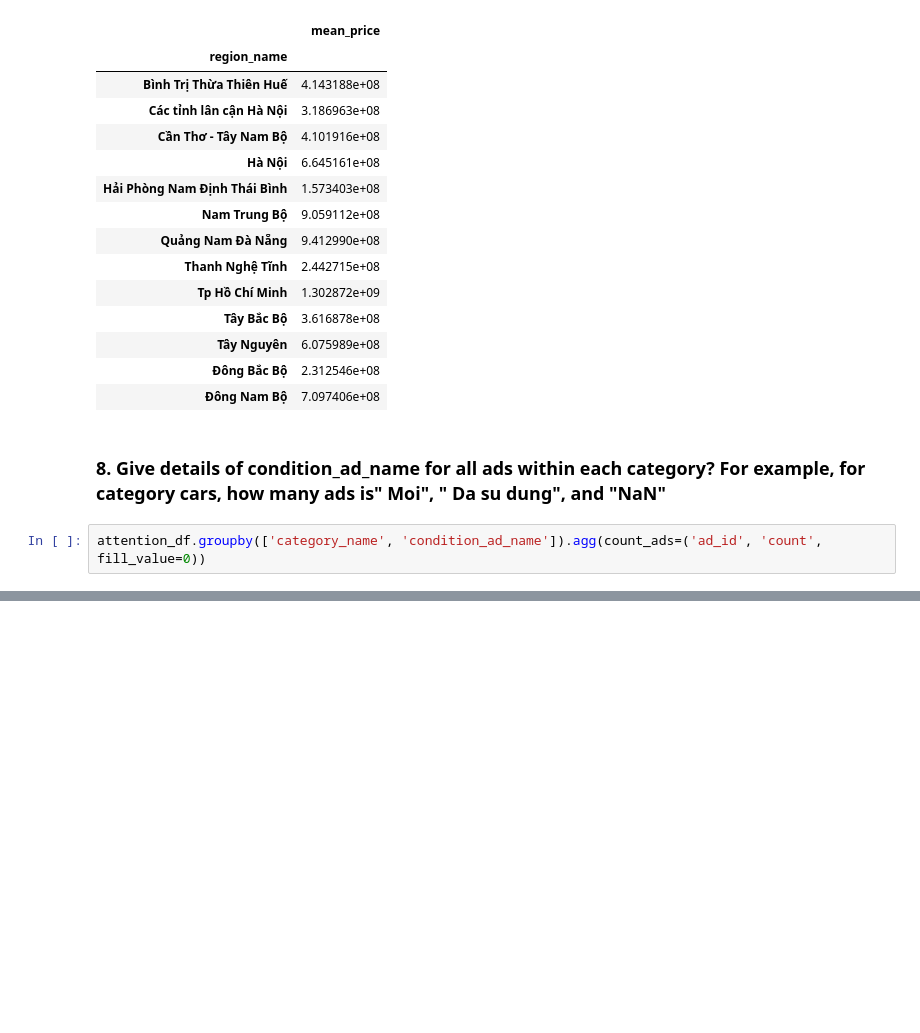
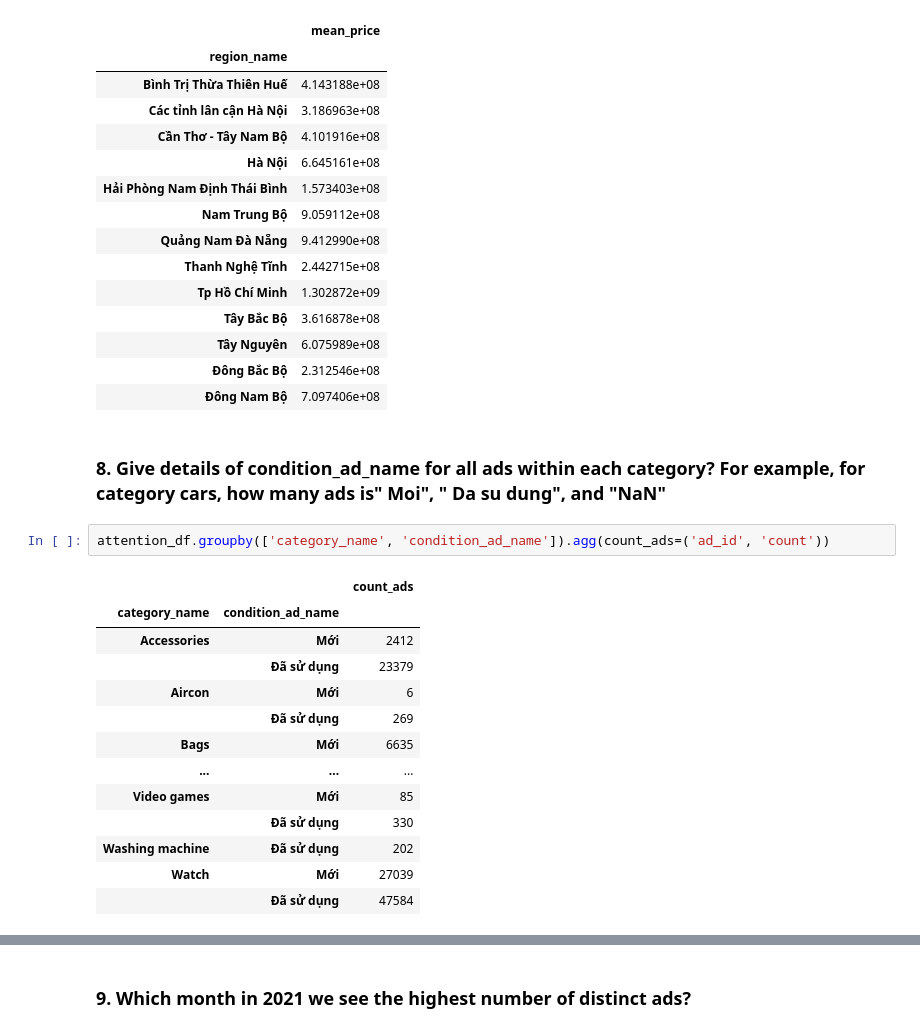
Before and after one commit to datacuriosity/MCI_Python_28S_Level_1, a Jupyter notebook: Assignments/Session_04/trinhtrinh.pandas1.ipynb, the cells around one changed output, grey strips where cells are left out. Drawn from its saved outputs; the diff is of its cells as text; blank space fills up the shorter version.

```diff
--- a/Assignments/Session_04/trinhtrinh.pandas1.ipynb
+++ b/Assignments/Session_04/trinhtrinh.pandas1.ipynb
@@ -200,5 +200,18 @@ attention_df.groupby('region_name').agg(mean_price=('price', 'mean'))
 # %% [markdown]
 ### 8. Give details of condition_ad_name for all ads within each category? For example, for category cars, how many ads is" Moi", " Da su dung", and "NaN"
 # %%
-attention_df.groupby(['category_name', 'condition_ad_name']).agg(count_ads=('ad_id', 'count', fill_value=0))
+attention_df.groupby(['category_name', 'condition_ad_name']).agg(count_ads=('ad_id', 'count'))
 # %% [output]
+|  |  | count_ads |
+| category_name | condition_ad_name |  |
+| Accessories | Mới | 2412 |
+|  | Đã sử dụng | 23379 |
+| Aircon | Mới | 6 |
+|  | Đã sử dụng | 269 |
+| Bags | Mới | 6635 |
+| ... | ... | ... |
+| Video games | Mới | 85 |
+|  | Đã sử dụng | 330 |
+| Washing machine | Đã sử dụng | 202 |
+| Watch | Mới | 27039 |
+|  | Đã sử dụng | 47584 |
@@ -205,0 +219,2 @@ SyntaxError: invalid syntax (<ipython-input-57-807916109570>, line 1)
+# %% [markdown]
+### 9. Which month in 2021 we see the highest number of distinct ads?
```
Also changed, not shown: parts of 15 cells of this notebook.
